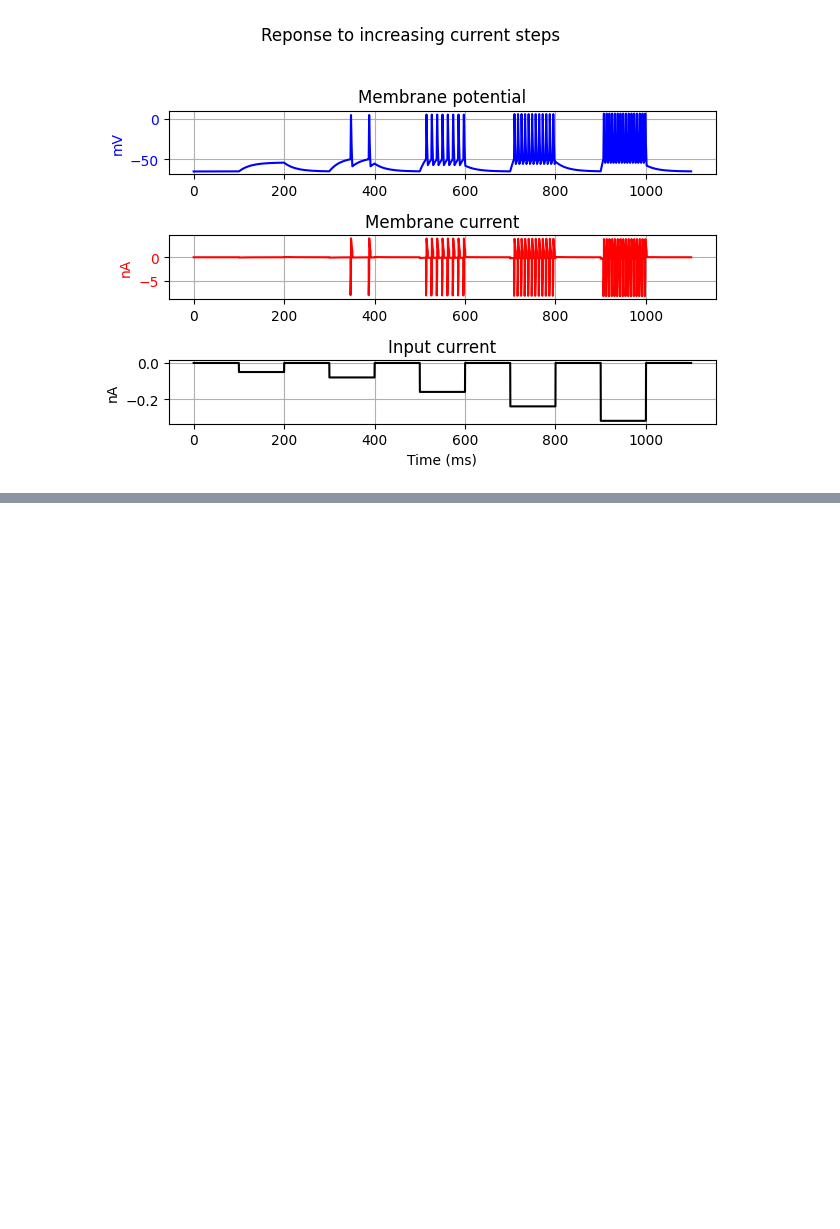
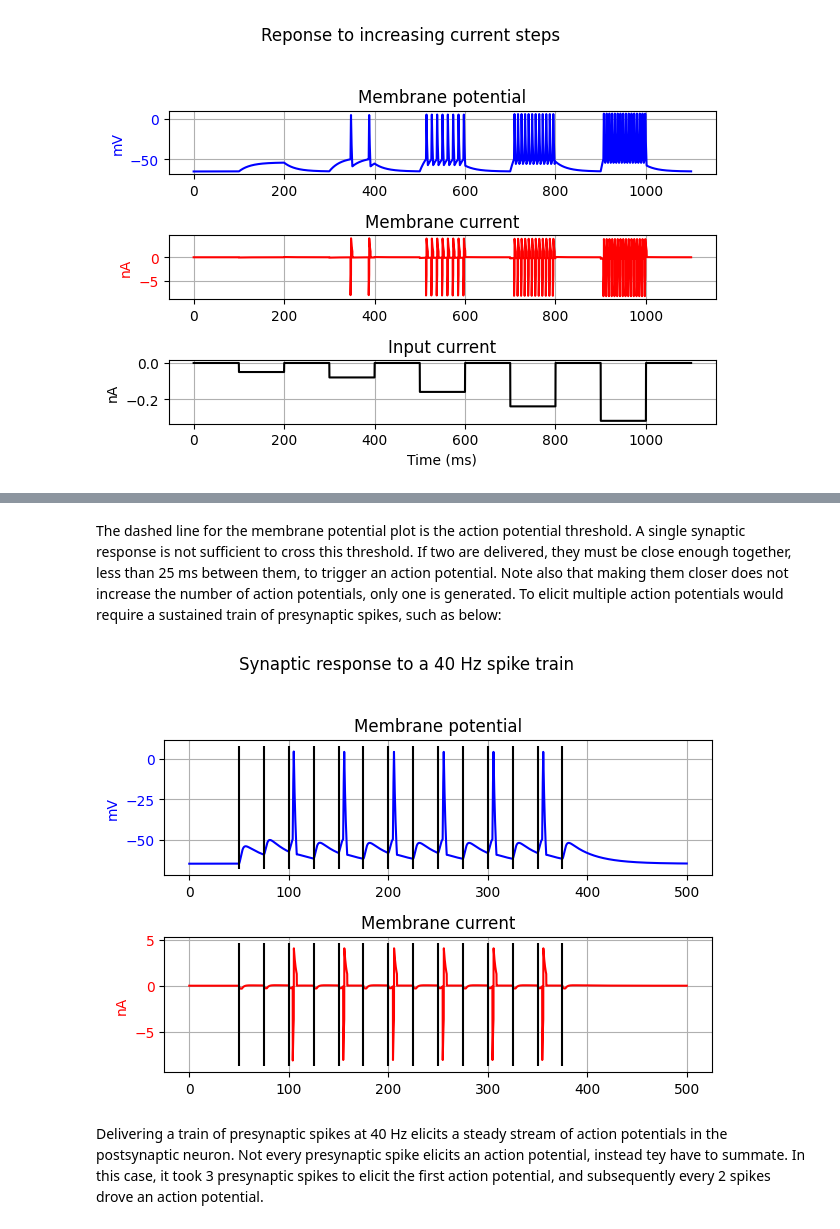
Before and after one commit to dbheadley/DecodingTheBrain, a Jupyter notebook: Week1/notes.ipynb, the cells around one changed output, grey strips where cells are left out. Cells and saved outputs as stored; diff of their text form; code cells hidden in the pictures; blank space fills up the shorter version.

```diff
--- a/Week1/notes.ipynb
+++ b/Week1/notes.ipynb
@@ -524,0 +678,15 @@ plot_sim(t_pts, act_v, act_i, in_step_act, title='Reponse to increasing current
+# %% [markdown]
+The dashed line for the membrane potential plot is the action potential threshold. A single synaptic response is not sufficient to cross this threshold. If two are delivered, they must be close enough together, less than 25 ms between them, to trigger an action potential. Note also that making them closer does not increase the number of action potentials, only one is generated. To elicit multiple action potentials would require a sustained train of presynaptic spikes, such as below:
+# %%
+# deliver a train of presynaptic spikes at 40 hz
+sim_dur_syn = 0.5
+t_pts = syn_nrn.get_t_vec(dur=sim_dur_syn, dt=sim_dt)
+
+in_prespk = spk_train(t_pts, np.arange(0.05, 0.4, 1/40))
+
+syn_v, syn_i = syn_nrn.run(dur=sim_dur_syn, dt=sim_dt, inp=0, prespk=in_prespk)
+plot_sim_prespk(t_pts, syn_v, syn_i, 0, in_prespk, title='Synaptic response to a 40 Hz spike train')
+# %% [output]
+[figure, added]
+# %% [markdown]
+Delivering a train of presynaptic spikes at 40 Hz elicits a steady stream of action potentials in the postsynaptic neuron. Not every presynaptic spike elicits an action potential, instead tey have to summate. In this case, it took 3 presynaptic spikes to elicit the first action potential, and subsequently every 2 spikes drove an action potential.
```
Also changed, not shown: parts of 18 cells of this notebook.
